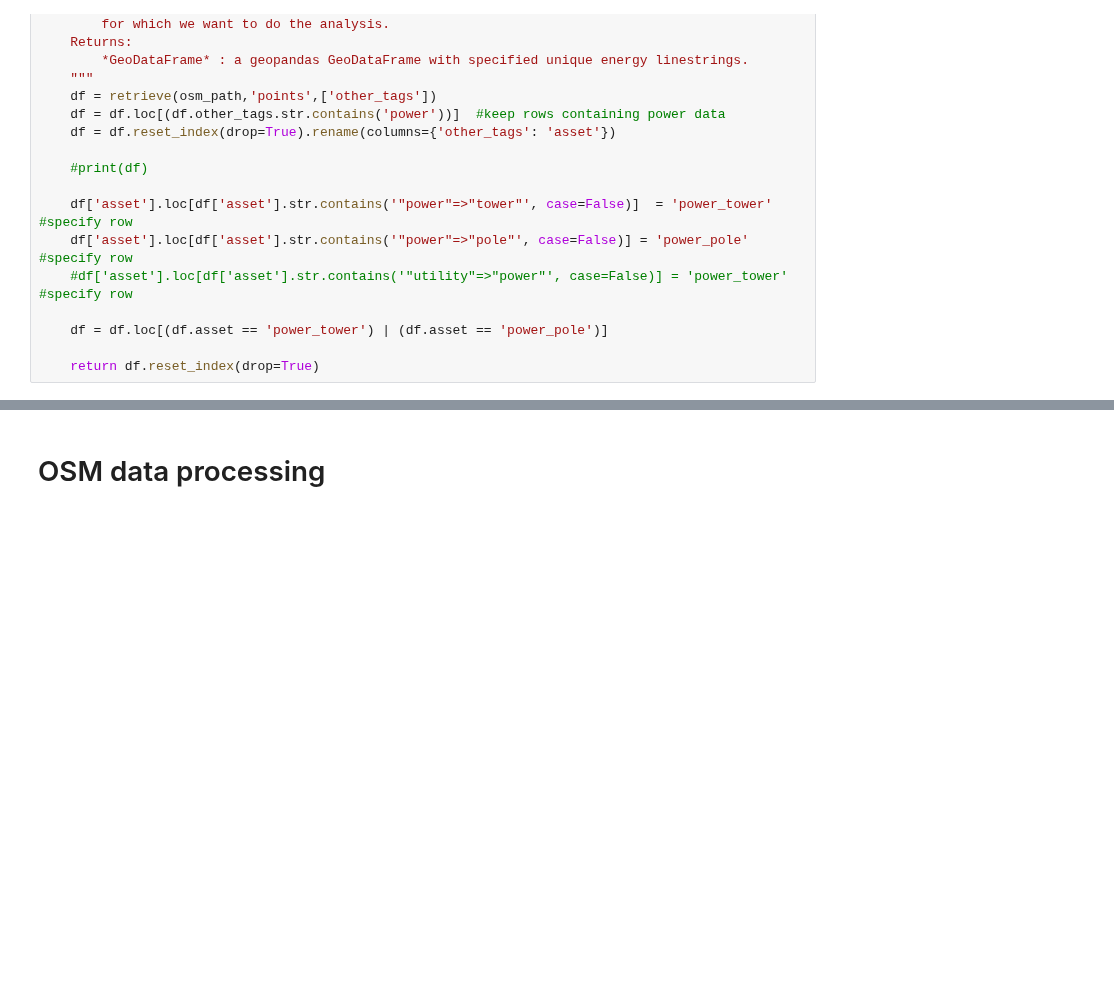
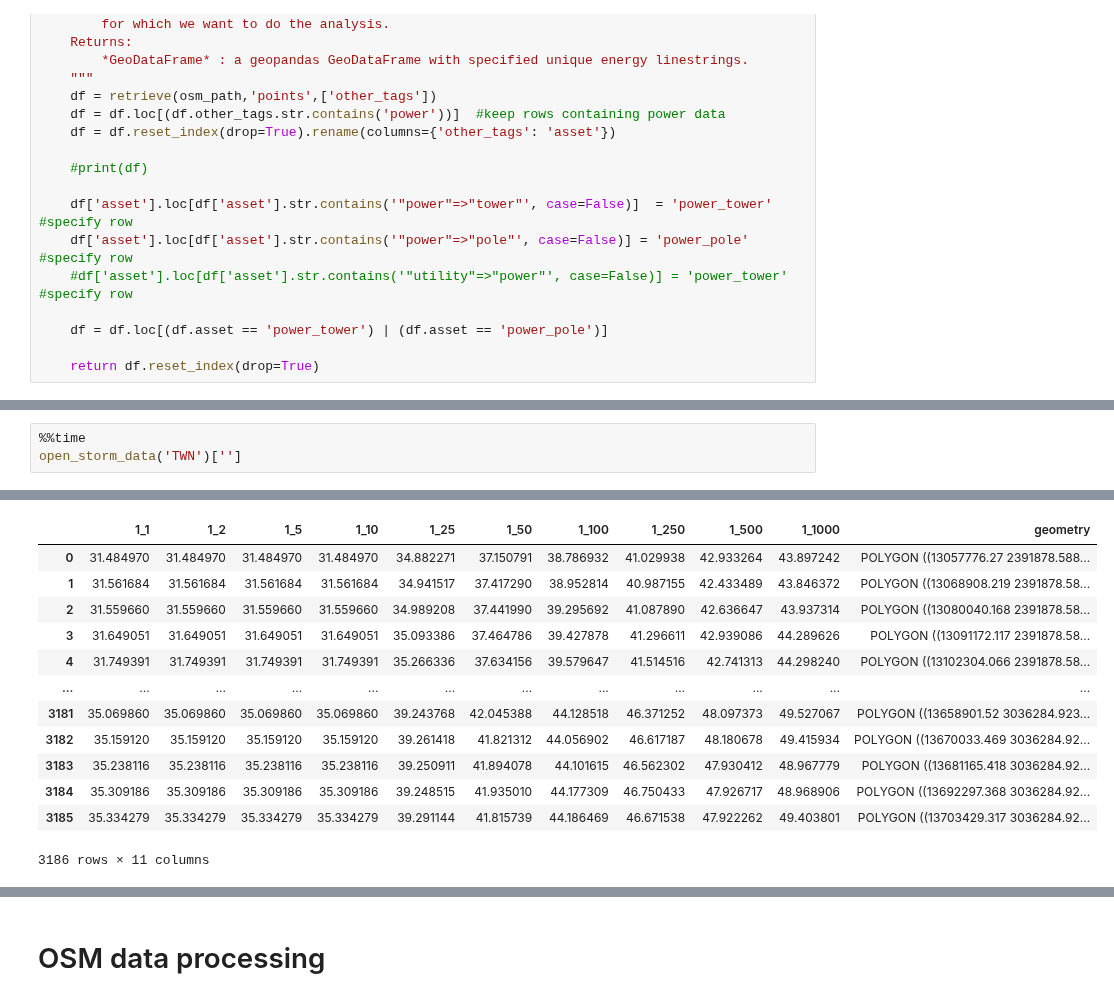
Before and after one commit to Mengqi-Ye/pg_risk_analysis, a Jupyter notebook: notebooks/Example_run.ipynb, the cells around one changed output, grey strips where cells are left out. Drawn from its saved outputs; the diff is of its cells as text; blank space fills up the shorter version.

```diff
--- a/notebooks/Example_run.ipynb
+++ b/notebooks/Example_run.ipynb
@@ -417,0 +508,4 @@ KeyboardInterrupt:
+# %%
+%%time
+open_storm_data('TWN')['']
+# %% [output]
@@ -418,3 +514,16 @@ KeyboardInterrupt:
+|  | 1_1 | 1_2 | 1_5 | 1_10 | 1_25 | 1_50 | 1_100 | 1_250 | 1_500 | 1_1000 | geometry |
+| 0 | 31.484970 | 31.484970 | 31.484970 | 31.484970 | 34.882271 | 37.150791 | 38.786932 | 41.029938 | 42.933264 | 43.897242 | POLYGON ((13057776.27 2391878.588... |
+| 1 | 31.561684 | 31.561684 | 31.561684 | 31.561684 | 34.941517 | 37.417290 | 38.952814 | 40.987155 | 42.433489 | 43.846372 | POLYGON ((13068908.219 2391878.58... |
+| 2 | 31.559660 | 31.559660 | 31.559660 | 31.559660 | 34.989208 | 37.441990 | 39.295692 | 41.087890 | 42.636647 | 43.937314 | POLYGON ((13080040.168 2391878.58... |
+| 3 | 31.649051 | 31.649051 | 31.649051 | 31.649051 | 35.093386 | 37.464786 | 39.427878 | 41.296611 | 42.939086 | 44.289626 | POLYGON ((13091172.117 2391878.58... |
+| 4 | 31.749391 | 31.749391 | 31.749391 | 31.749391 | 35.266336 | 37.634156 | 39.579647 | 41.514516 | 42.741313 | 44.298240 | POLYGON ((13102304.066 2391878.58... |
+| ... | ... | ... | ... | ... | ... | ... | ... | ... | ... | ... | ... |
+| 3181 | 35.069860 | 35.069860 | 35.069860 | 35.069860 | 39.243768 | 42.045388 | 44.128518 | 46.371252 | 48.097373 | 49.527067 | POLYGON ((13658901.52 3036284.923... |
+| 3182 | 35.159120 | 35.159120 | 35.159120 | 35.159120 | 39.261418 | 41.821312 | 44.056902 | 46.617187 | 48.180678 | 49.415934 | POLYGON ((13670033.469 3036284.92... |
+| 3183 | 35.238116 | 35.238116 | 35.238116 | 35.238116 | 39.250911 | 41.894078 | 44.101615 | 46.562302 | 47.930412 | 48.967779 | POLYGON ((13681165.418 3036284.92... |
+| 3184 | 35.309186 | 35.309186 | 35.309186 | 35.309186 | 39.248515 | 41.935010 | 44.177309 | 46.750433 | 47.926717 | 48.968906 | POLYGON ((13692297.368 3036284.92... |
+| 3185 | 35.334279 | 35.334279 | 35.334279 | 35.334279 | 39.291144 | 41.815739 | 44.186469 | 46.671538 | 47.922262 | 49.403801 | POLYGON ((13703429.317 3036284.92... |
+3186 rows × 11 columns
 # %%
 def clip_flood_data(country_code):
 
```
Also changed, not shown: parts of 21 cells of this notebook, 6 other files.
